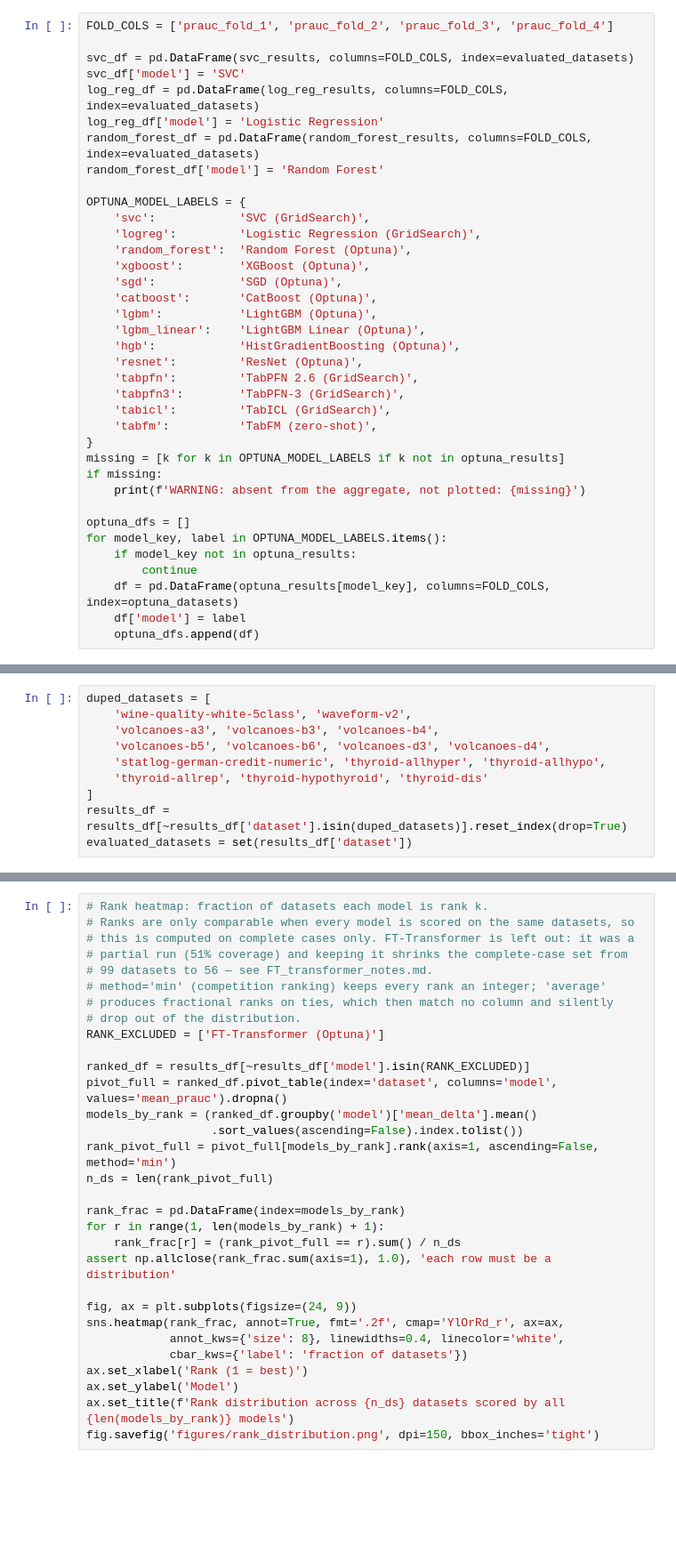
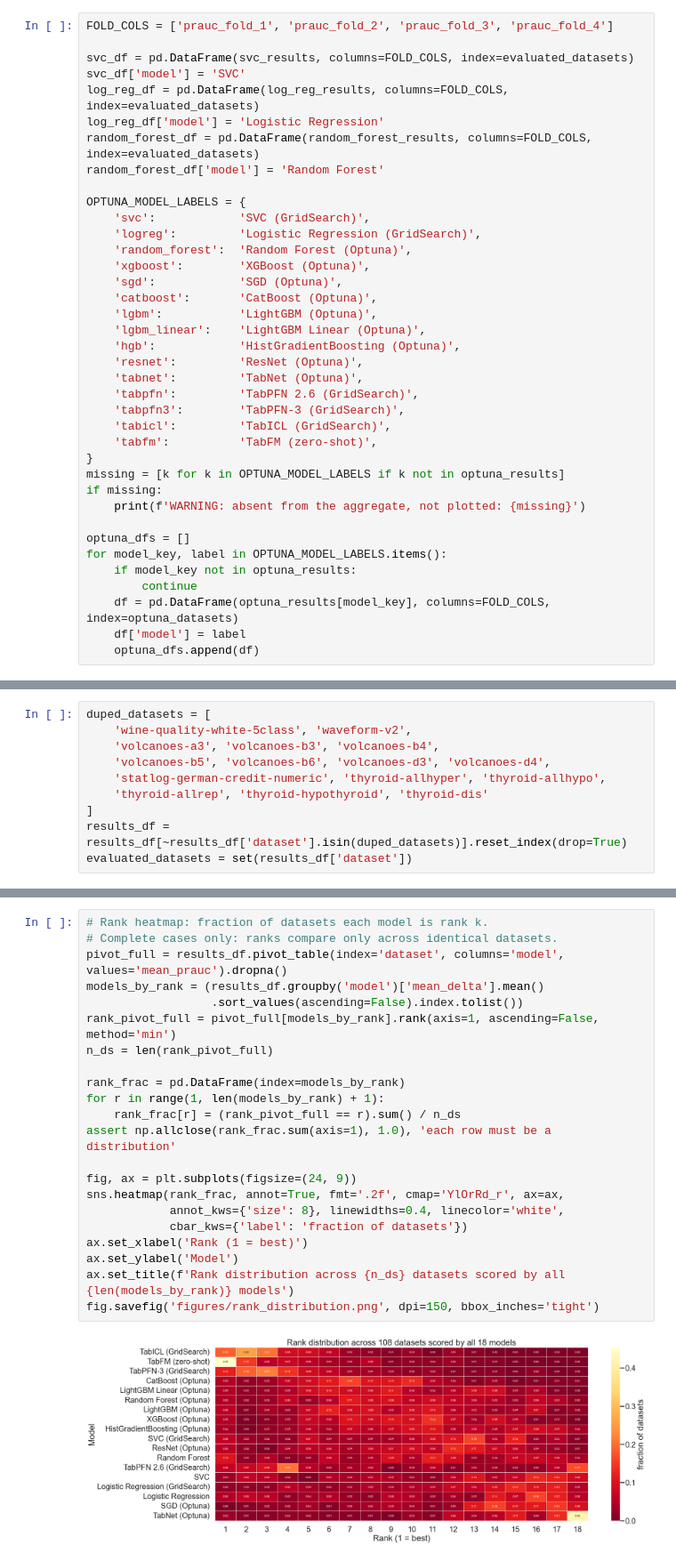
Before and after one commit to firefly1248/SmallDataBenchmarks, a Jupyter notebook: figures_no_automl.ipynb, the cells around one changed output, grey strips where cells are left out. Shown at 89% size. Saved outputs shown, nothing was run; the diff lists cells and outputs as text; blank space fills up the shorter version.

```diff
--- a/figures_no_automl.ipynb
+++ b/figures_no_automl.ipynb
@@ -36,6 +36,7 @@ OPTUNA_MODEL_LABELS = {
     'lgbm_linear':    'LightGBM Linear (Optuna)',
     'hgb':            'HistGradientBoosting (Optuna)',
     'resnet':         'ResNet (Optuna)',
+    'tabnet':         'TabNet (Optuna)',
     'tabpfn':         'TabPFN 2.6 (GridSearch)',
     'tabpfn3':        'TabPFN-3 (GridSearch)',
     'tabicl':         'TabICL (GridSearch)',
@@ -275,34 +278,27 @@ fig.savefig('figures/time_performance_tradeoff.png', dpi=150, bbox_inches='tight
 # %%
 # Rank heatmap: fraction of datasets each model is rank k.
-# Ranks are only comparable when every model is scored on the same datasets, so
-# this is computed on complete cases only. FT-Transformer is left out: it was a
-# partial run (51% coverage) and keeping it shrinks the complete-case set from
-# 99 datasets to 56 — see FT_transformer_notes.md.
-# method='min' (competition ranking) keeps every rank an integer; 'average'
-# produces fractional ranks on ties, which then match no column and silently
-# drop out of the distribution.
-RANK_EXCLUDED = ['FT-Transformer (Optuna)']
-
-ranked_df = results_df[~results_df['model'].isin(RANK_EXCLUDED)]
-pivot_full = ranked_df.pivot_table(index='dataset', columns='model', values='mean_prauc').dropna()
-models_by_rank = (ranked_df.groupby('model')['mean_delta'].mean()
+# Complete cases only: ranks compare only across identical datasets.
+pivot_full = results_df.pivot_table(index='dataset', columns='model', values='mean_prauc').dropna()
+models_by_rank = (results_df.groupby('model')['mean_delta'].mean()
                   .sort_values(ascending=False).index.tolist())
 rank_pivot_full = pivot_full[models_by_rank].rank(axis=1, ascending=False, method='min')
 n_ds = len(rank_pivot_full)
 
 rank_frac = pd.DataFrame(index=models_by_rank)
 for r in range(1, len(models_by_rank) + 1):
     rank_frac[r] = (rank_pivot_full == r).sum() / n_ds
 assert np.allclose(rank_frac.sum(axis=1), 1.0), 'each row must be a distribution'
 
 fig, ax = plt.subplots(figsize=(24, 9))
 sns.heatmap(rank_frac, annot=True, fmt='.2f', cmap='YlOrRd_r', ax=ax,
             annot_kws={'size': 8}, linewidths=0.4, linecolor='white',
             cbar_kws={'label': 'fraction of datasets'})
 ax.set_xlabel('Rank (1 = best)')
 ax.set_ylabel('Model')
 ax.set_title(f'Rank distribution across {n_ds} datasets scored by all {len(models_by_rank)} models')
 fig.savefig('figures/rank_distribution.png', dpi=150, bbox_inches='tight')
+# %% [output]
+[figure, added]
 # %%
 # variability of delta vs number of samples
 g = sns.lmplot(
```
Also changed, not shown: parts of 9 cells of this notebook, 28 other files.
